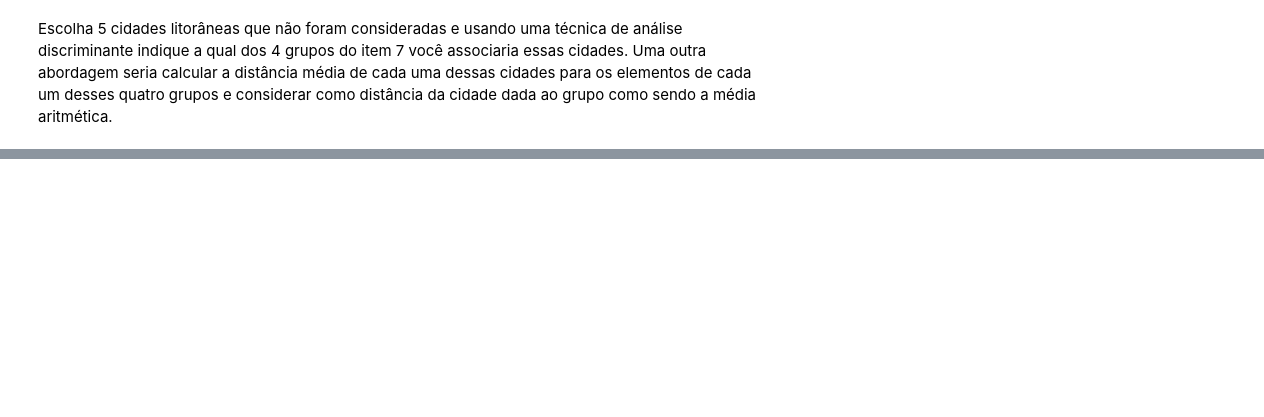
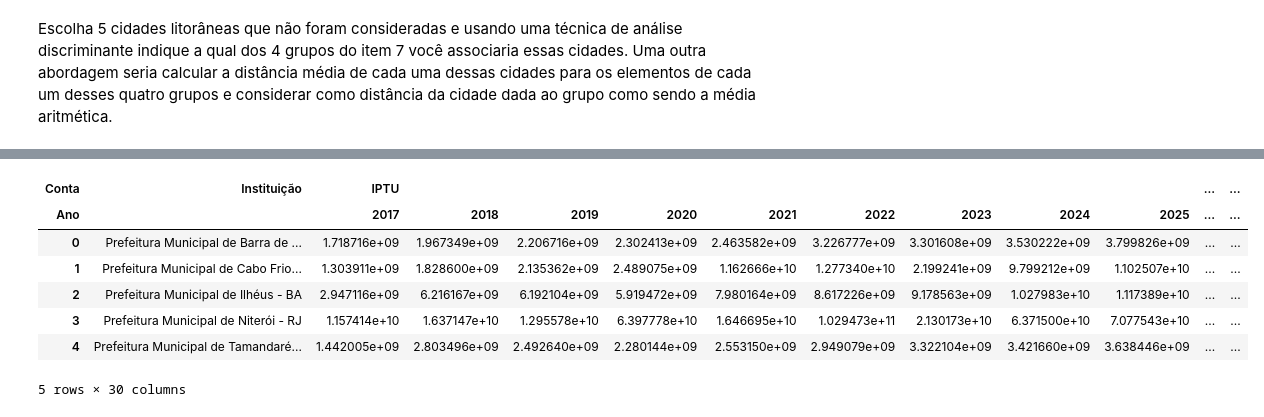
Before and after one commit to caiochacon/Mineracao, a Jupyter notebook: main.ipynb, the cells around one changed output, grey strips where cells are left out. Cells and saved outputs as stored; diff of their text form; code cells hidden in the pictures; blank space fills up the shorter version.

```diff
--- a/main.ipynb
+++ b/main.ipynb
@@ -623,0 +674,32 @@ Escolha 5 cidades litorâneas que não foram consideradas e usando uma técnica
+# %%
+df_cidades_novas = executar_previsao(df_cidades_novas)
+# %%
+pivot_df_cidades_novas = df_cidades_novas.pivot_table(index=['Instituição'], columns=['Conta', 'Ano'], values='Valor', aggfunc='sum', margins=False).reset_index()
+# %%
+from sklearn.discriminant_analysis import LinearDiscriminantAnalysis as LDA
+
+# Definir as features (27 coordenadas) e os rótulos (grupos)
+X = pivot_df.drop(columns=['Instituição', 'Cluster_AGNES', 'Cluster_KMeans', 'Cluster_DIANA'])  # As 27 coordenadas
+y = pivot_df['Cluster_AGNES']  # Ou 'Cluster_KMeans', dependendo do grupo utilizado
+
+# Treinar o modelo LDA
+lda = LDA()
+lda.fit(X, y)
+
+# Prever os grupos para as novas cidades
+pivot_df_cidades_novas['Grupo_previsto_Discriminante'] = lda.predict(pivot_df_cidades_novas.drop(columns='Instituição'))
+# %%
+from sklearn.metrics import pairwise_distances
+
+def assign_group_by_distance(new_city, X, clusters):
+    distances = {}
+    for group in range(1, 5):  # 4 grupos
+        group_indices = np.where(clusters == group)  # Cidades que pertencem ao grupo atual
+        group_data = X[group_indices]  # Dados das cidades daquele grupo
+        distance = pairwise_distances([new_city], group_data).mean()  # Média das distâncias
+        distances[group] = distance
+    # Retornar o grupo com menor distância
+    return min(distances, key=distances.get)
+
+# Aplicar a função para cada nova cidade
+pivot_df_cidades_novas['Grupo_previsto_media'] = pivot_df_cidades_novas.drop(columns=['Instituição', 'Grupo_previsto_Discriminante']).apply(lambda row: assign_group_by_distance(row.values, X.values, y), axis=1)
@@ -623,0 +715,11 @@ Escolha 5 cidades litorâneas que não foram consideradas e usando uma técnica
+# %%
+pivot_df_cidades_novas
+# %% [output]
+| Conta | Instituição | IPTU |  |  |  |  |  |  |  |  | ... | ... |
+| Ano |  | 2017 | 2018 | 2019 | 2020 | 2021 | 2022 | 2023 | 2024 | 2025 | ... | ... |
+| 0 | Prefeitura Municipal de Barra de ... | 1.718716e+09 | 1.967349e+09 | 2.206716e+09 | 2.302413e+09 | 2.463582e+09 | 3.226777e+09 | 3.301608e+09 | 3.530222e+09 | 3.799826e+09 | ... | ... |
+| 1 | Prefeitura Municipal de Cabo Frio... | 1.303911e+09 | 1.828600e+09 | 2.135362e+09 | 2.489075e+09 | 1.162666e+10 | 1.277340e+10 | 2.199241e+09 | 9.799212e+09 | 1.102507e+10 | ... | ... |
+| 2 | Prefeitura Municipal de Ilhéus - BA | 2.947116e+09 | 6.216167e+09 | 6.192104e+09 | 5.919472e+09 | 7.980164e+09 | 8.617226e+09 | 9.178563e+09 | 1.027983e+10 | 1.117389e+10 | ... | ... |
+| 3 | Prefeitura Municipal de Niterói - RJ | 1.157414e+10 | 1.637147e+10 | 1.295578e+10 | 6.397778e+10 | 1.646695e+10 | 1.029473e+11 | 2.130173e+10 | 6.371500e+10 | 7.077543e+10 | ... | ... |
+| 4 | Prefeitura Municipal de Tamandaré... | 1.442005e+09 | 2.803496e+09 | 2.492640e+09 | 2.280144e+09 | 2.553150e+09 | 2.949079e+09 | 3.322104e+09 | 3.421660e+09 | 3.638446e+09 | ... | ... |
+5 rows × 30 columns
```
Also changed, not shown: parts of 20 cells of this notebook.
